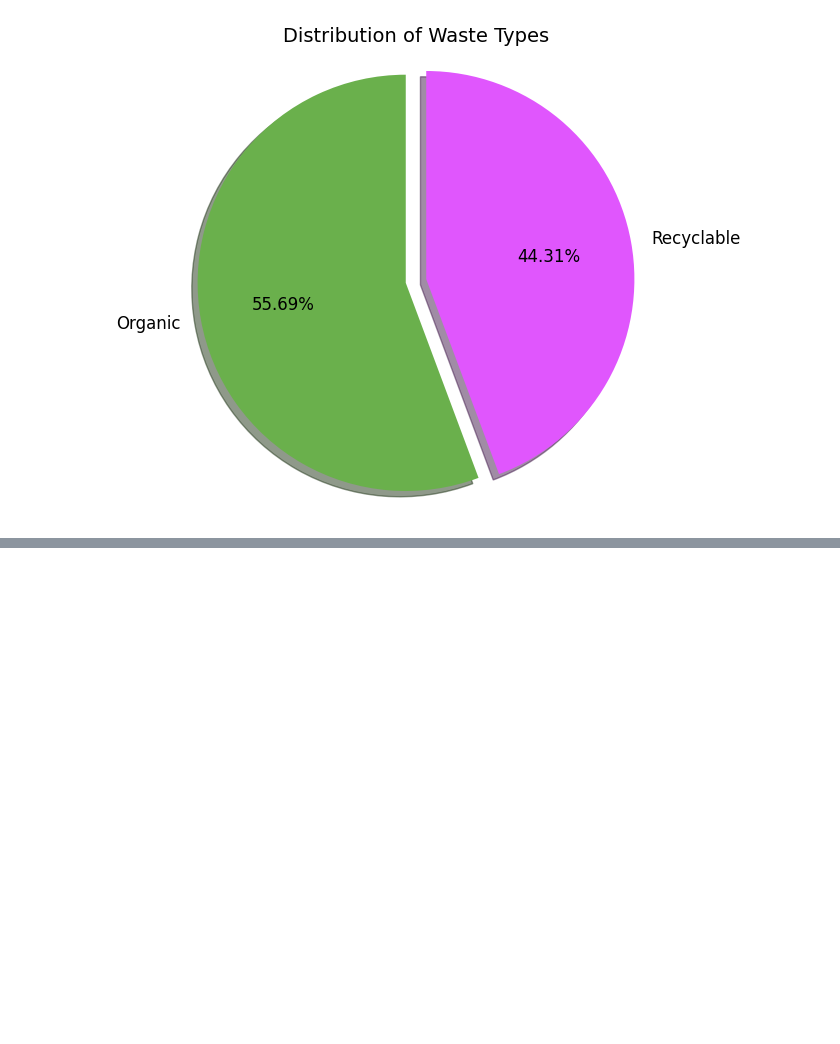
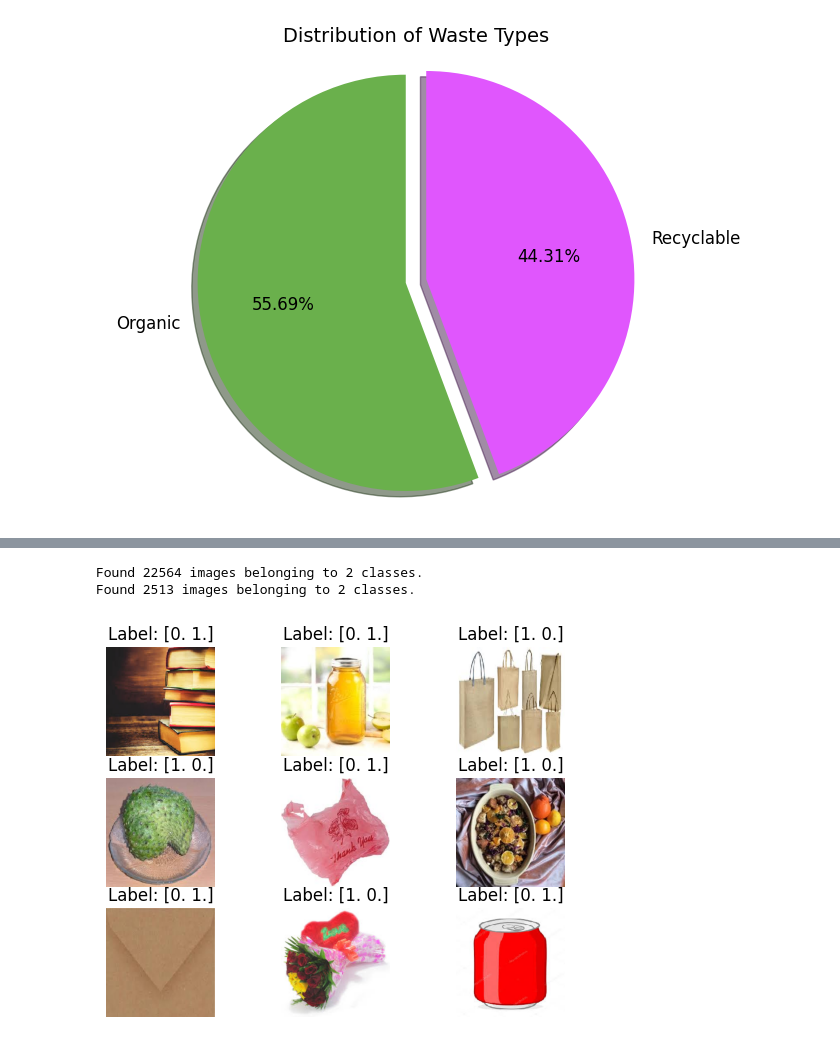
Before and after one commit to pravalika-peddaboina/wasteclassification, a Jupyter notebook: wasteclassification1.ipynb, the cells around one changed output, grey strips where cells are left out. Saved outputs shown, nothing was run; the diff lists cells and outputs as text; code cells hidden in the pictures; blank space fills up the shorter version.

```diff
--- a/wasteclassification1.ipynb
+++ b/wasteclassification1.ipynb
@@ -89,0 +203,2 @@ plt.show()
+# %%
+train_datagen = ImageDataGenerator(rescale= 1./255)
@@ -89,0 +207,29 @@ plt.show()
+# %%
+train_generator = train_datagen.flow_from_directory(
+        train_path,
+        target_size= (224,224),
+        batch_size = batch_size,
+        color_mode= "rgb",
+        class_mode= "categorical")
+
+test_generator = test_datagen.flow_from_directory(
+        test_path,
+        target_size= (224,224),
+        batch_size = batch_size,
+        color_mode= "rgb",
+        class_mode= "categorical")
+# %% [output]
+Found 22564 images belonging to 2 classes.
+Found 2513 images belonging to 2 classes.
+# %%
+import matplotlib.pyplot as plt
+
+sample_images, sample_labels = next(train_generator)
+for i in range(9):
+    plt.subplot(3, 3, i + 1)
+    plt.imshow(sample_images[i])
+    plt.title(f"Label: {sample_labels[i]}")
+    plt.axis('off')
+plt.show()
+# %% [output]
+[figure, added]
```
Also changed, not shown: parts of 12 cells of this notebook.
